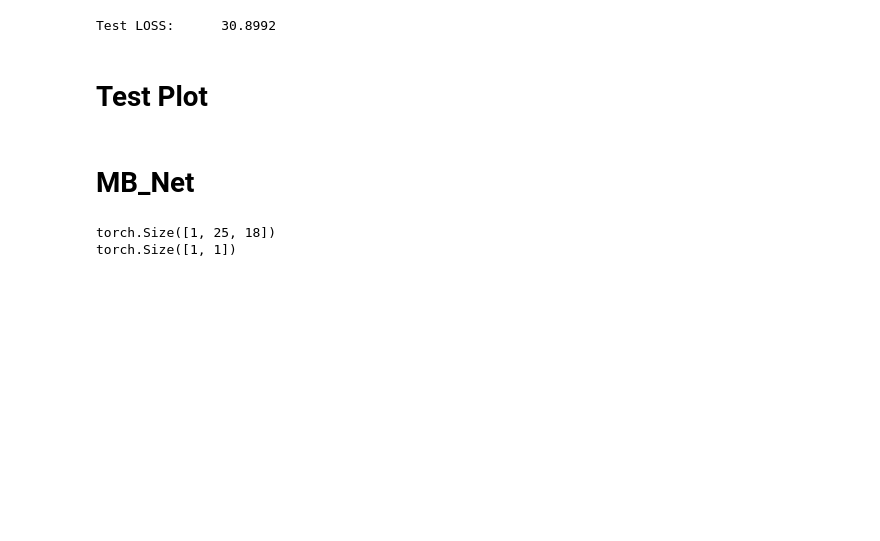
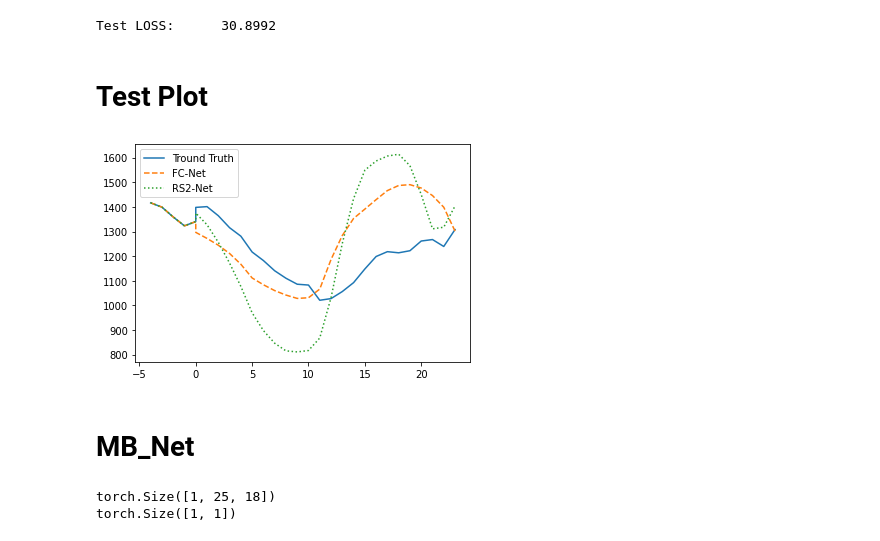
Before and after one commit to wilbertcaine/COMP4211, a Jupyter notebook: Project/Project.ipynb, the cells around one changed output. Drawn from its saved outputs; the diff is of its cells as text; code cells hidden in the pictures; blank space fills up the shorter version.

Commit message:
add test plot

```diff
--- a/Project/Project.ipynb
+++ b/Project/Project.ipynb
@@ -549,24 +555,65 @@ class Test_Dataset(Dataset):
         return len(self.data)
 # %%
 @torch.no_grad()
-def test_plot(net, loss_fn, test_data, batch_size, lr, epoch=90, name='net', num_plot=0):
+def load_model(net, batch_size, lr, epoch=100, name='net'):
     net.eval()
-    device = 'cpu' if not torch.cuda.is_available() else 'cuda'
-    net = net.to(device)
     save_dir = f'drive/MyDrive/COMP4211/project/logs/{name}_{batch_size}_{lr}'
     net.load_state_dict(torch.load(osp.join(save_dir, 'weights/ep%d.pth' % epoch)))
-    test_loader = DataLoader(test_set, batch_size=1)
-    ep_loss = 0.0
-    preds, ys = [], []
-    for n_iter, (xs, y) in enumerate(test_loader):
-        xs, y = xs.to(device), y.to(device)
-        pred = net(xs)
-        loss = loss_fn(pred, y)
-        ep_loss += loss.data
-        if n_iter == num_plot:
-            break
-    ep_loss /= len(test_loader)
-    return ep_loss
+    return net
+# %%
+eval_len = 24
+window_size = 5
+dataset = Test_Dataset(eval_len=eval_len, window_size=window_size)
+batch_size, n_epoch, lr = 32, 100, 1e-3
+loss_fn = nn.L1Loss()
+
+fc_net = FC_Net()
+fc_net.float()
+fc_net = load_model(fc_net, batch_size, lr, epoch=80, name='fc_net')
+
+rs2_net = R_Net(dropout=0.2, num_layers=2, skip=True)
+rs2_net.double()
+rs2_net = load_model(rs2_net, batch_size, lr, epoch=80, name='rs2_net')
+
+fc_feat = None
+rs2_feat = []
+gt = []
+fc_pred = []
+rs2_pred = []
+time = []
+
+for i in range(window_size):
+    curr_feat, curr_nat_demand, idx = dataset[i]
+    fc_feat = curr_feat
+    rs2_feat.append(curr_feat)
+    gt.append(curr_nat_demand)
+    fc_pred.append(curr_nat_demand)
+    rs2_pred.append(curr_nat_demand)
+    time.append(i+1 - window_size)
+
+for i in range(eval_len):
+    curr_feat, curr_nat_demand, idx = dataset[i]
+    fc_feat = curr_feat
+    rs2_feat.append(curr_feat)
+    gt.append(curr_nat_demand)
+    fc_pred.append(curr_nat_demand)
+    rs2_pred.append(curr_nat_demand)
+    time.append(i)
+
+    fc_feat[0] = fc_pred[-2]
+    fc_pred[-1] = fc_net(torch.Tensor([fc_feat])).detach().numpy()[0]
+
+    rs2_feat = rs2_feat[1:]
+    rs2_feat[-1][0] = rs2_pred[-2]
+    rs2_pred[-1] = rs2_net(torch.Tensor([rs2_feat])).detach().numpy()[0]
+
+plt.plot(time, gt, label = "Tround Truth", linestyle="-")
+plt.plot(time, fc_pred, label = "FC-Net", linestyle="--")
+plt.plot(time, rs2_pred, label = "RS2-Net", linestyle=":")
+plt.legend()
+plt.show()
+# %% [output]
+[figure, added]
 # %% [markdown]
 # MB_Net
 # %%
```
Also changed, not shown: parts of 4 cells of this notebook.
